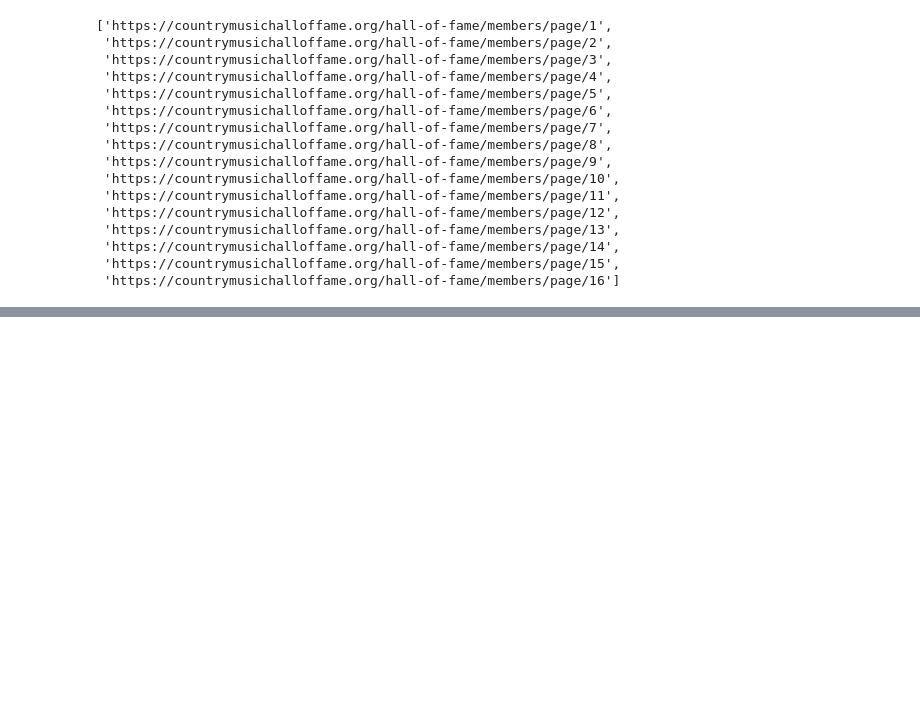
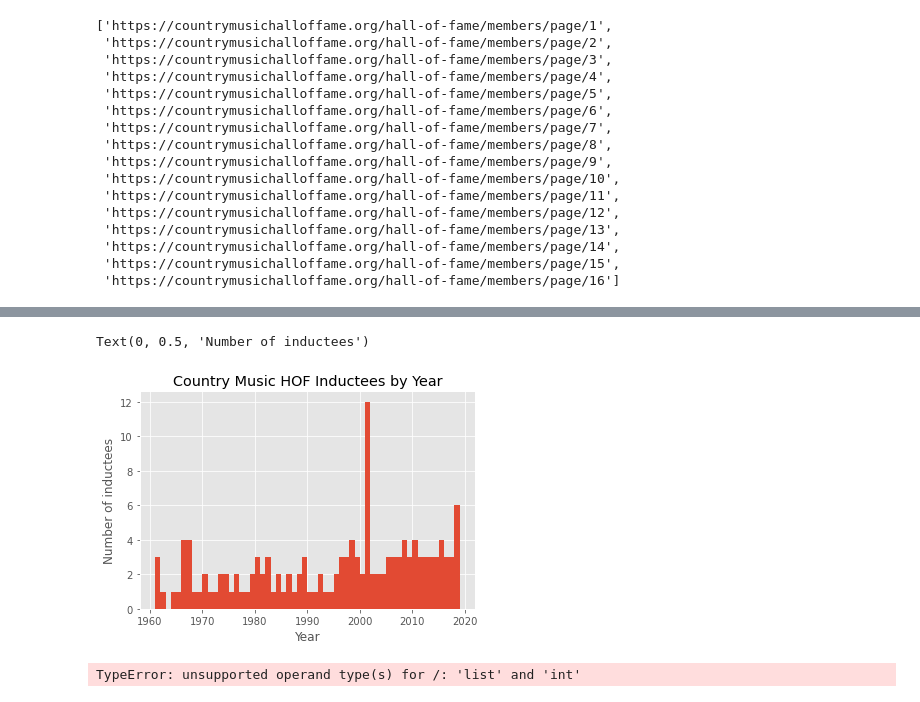
Before and after one commit to megan2/web-scraping-country-music-hof-megan2, a Jupyter notebook: HOF_scraping.ipynb, the cells around one changed output, grey strips where cells are left out. Cells and saved outputs as stored; diff of their text form; code cells hidden in the pictures; blank space fills up the shorter version.

```diff
--- a/HOF_scraping.ipynb
+++ b/HOF_scraping.ipynb
@@ -294,0 +373,15 @@ for year in years_scrape:
+# %%
+#fig = plt.figure(figsize=(8,4), dpi=100)
+plt.style.use('ggplot')
+results_together1.plot.hist('Year', bins=58, legend=False)
+plt.title('Country Music HOF Inductees by Year')
+plt.xlabel('Year')
+plt.ylabel('Number of inductees')
+#the year 1963 had no inductees
+# %% [output]
+Text(0, 0.5, 'Number of inductees')
+[figure, added]
+# %%
+results_together1['percent_total_inductees_by_year'] = results_together1.apply(['Year'] / 58)
+# %% [output]
+TypeError: unsupported operand type(s) for /: 'list' and 'int'
```
Also changed, not shown: parts of 16 cells of this notebook.
